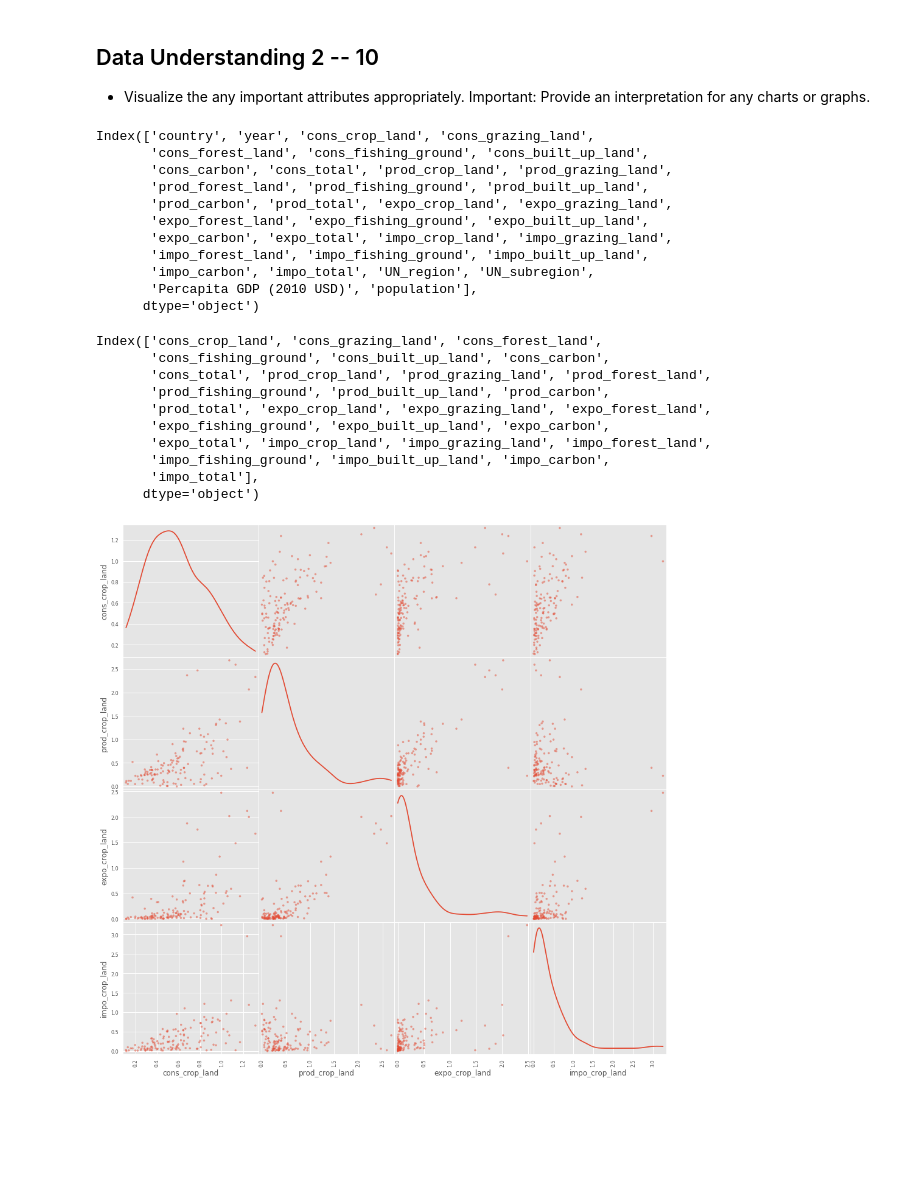
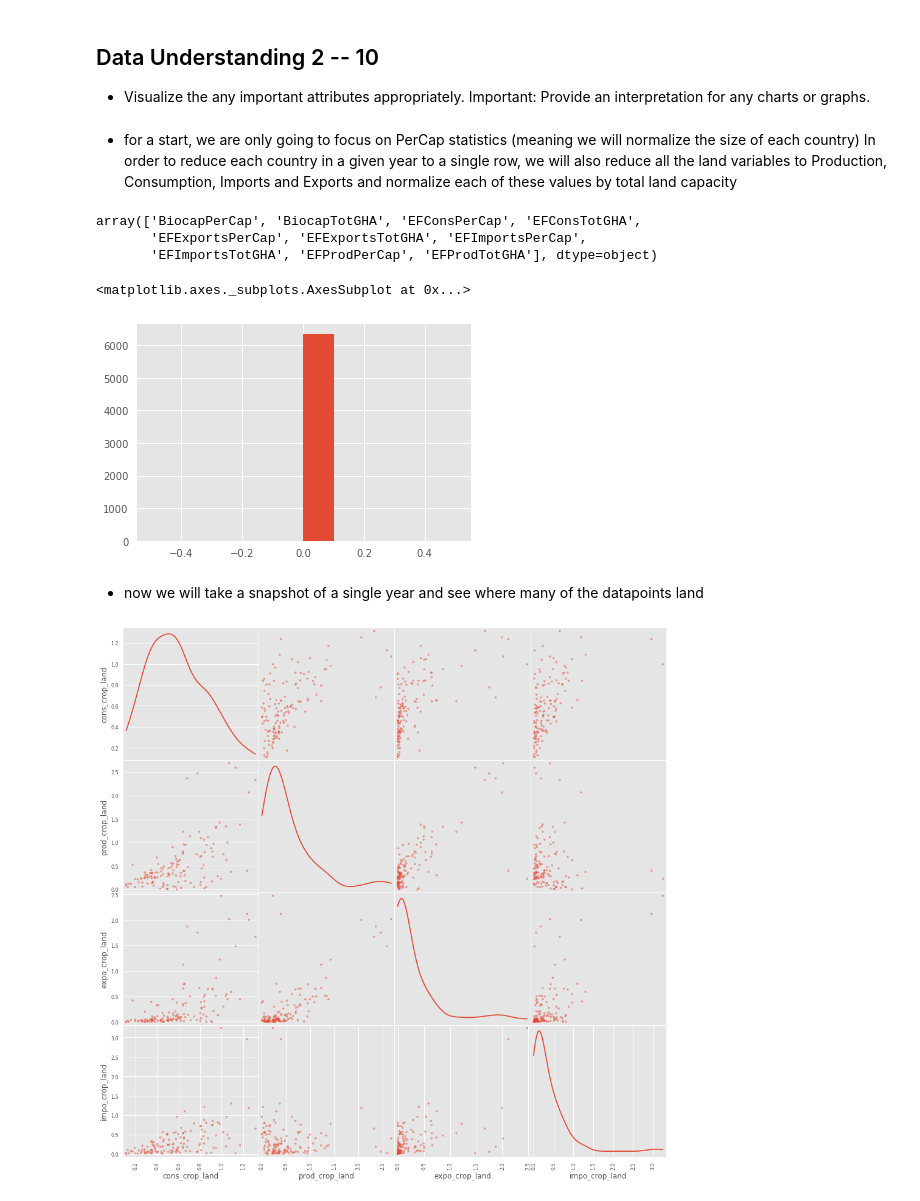
Before and after one commit to tdeason416/DS7331_grp3, a Jupyter notebook: Draft_3.ipynb, the cells around one changed output. Saved outputs shown, nothing was run; the diff lists cells and outputs as text; code cells hidden in the pictures; blank space fills up the shorter version.

```diff
--- a/Draft_3.ipynb
+++ b/Draft_3.ipynb
@@ -202,5 +196,20 @@ c2014 = only_complete[only_complete['year'] == 2014]
+# %% [markdown]
+* for a start, we are only going to focus on PerCap statistics (meaning we will normalize the size of each country) In order to reduce each country in a given year to a single row, we will also reduce all the land variables to Production, Consumption, Imports and Exports and normalize each of these values by total land capacity
 # %%
 t_df = only_complete.set_index(['country', 'year']).iloc[:,3:-2]
+# %%
+rec_name = 'Exports'
+# %%
+t_df['record'].unique()
+# %% [output]
+array(['BiocapPerCap', 'BiocapTotGHA', 'EFConsPerCap', 'EFConsTotGHA',
+       'EFExportsPerCap', 'EFExportsTotGHA', 'EFImportsPerCap',
+       'EFImportsTotGHA', 'EFProdPerCap', 'EFProdTotGHA'], dtype=object)
+# %%
+footprint_df[footprint_df['record'] == 'EF{}PerCap'.format(rec_name)]['built_up_land'].hist()
+# %% [output]
+<matplotlib.axes._subplots.AxesSubplot at 0x...>
+[figure, added]
 # %%
 out_lst = []
 for rec_name in ['Cons', 'Prod', 'Exports', 'Imports']:
@@ -222,34 +226,9 @@ full_df = pivoted_df.reset_index()
+# %% [markdown]
+* now we will take a snapshot of a single year and see where many of the datapoints land
 # %%
 c2014 = full_df[full_df['year'] == 2014]
-# %%
-c2014.columns
-# %% [output]
-Index(['country', 'year', 'cons_crop_land', 'cons_grazing_land',
-       'cons_forest_land', 'cons_fishing_ground', 'cons_built_up_land',
-       'cons_carbon', 'cons_total', 'prod_crop_land', 'prod_grazing_land',
-       'prod_forest_land', 'prod_fishing_ground', 'prod_built_up_land',
-       'prod_carbon', 'prod_total', 'expo_crop_land', 'expo_grazing_land',
-       'expo_forest_land', 'expo_fishing_ground', 'expo_built_up_land',
-       'expo_carbon', 'expo_total', 'impo_crop_land', 'impo_grazing_land',
-       'impo_forest_land', 'impo_fishing_ground', 'impo_built_up_land',
-       'impo_carbon', 'impo_total', 'UN_region', 'UN_subregion',
-       'Percapita GDP (2010 USD)', 'population'],
-      dtype='object')
 # %%
 c_base = c2014.iloc[:,2:-4]
-# %%
-c_base.columns
-# %% [output]
-Index(['cons_crop_land', 'cons_grazing_land', 'cons_forest_land',
-       'cons_fishing_ground', 'cons_built_up_land', 'cons_carbon',
-       'cons_total', 'prod_crop_land', 'prod_grazing_land', 'prod_forest_land',
-       'prod_fishing_ground', 'prod_built_up_land', 'prod_carbon',
-       'prod_total', 'expo_crop_land', 'expo_grazing_land', 'expo_forest_land',
-       'expo_fishing_ground', 'expo_built_up_land', 'expo_carbon',
-       'expo_total', 'impo_crop_land', 'impo_grazing_land', 'impo_forest_land',
-       'impo_fishing_ground', 'impo_built_up_land', 'impo_carbon',
-       'impo_total'],
-      dtype='object')
 # %%
 pd.plotting.scatter_matrix(
     c_base[[x for x in c_base.columns if x.split('_')[1] == 'crop']],
```
Also changed, not shown: parts of 34 cells of this notebook.
